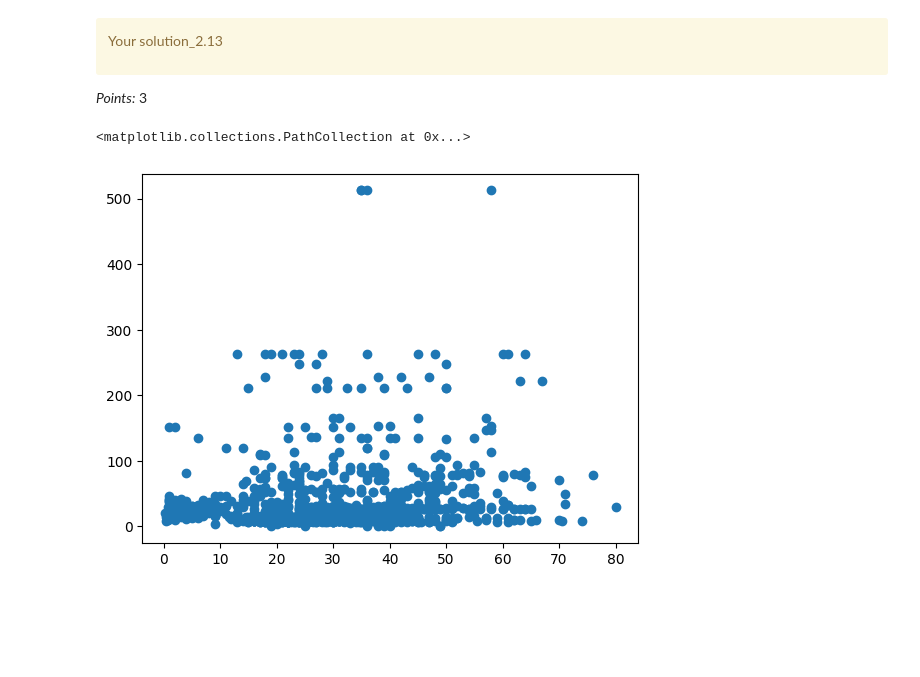
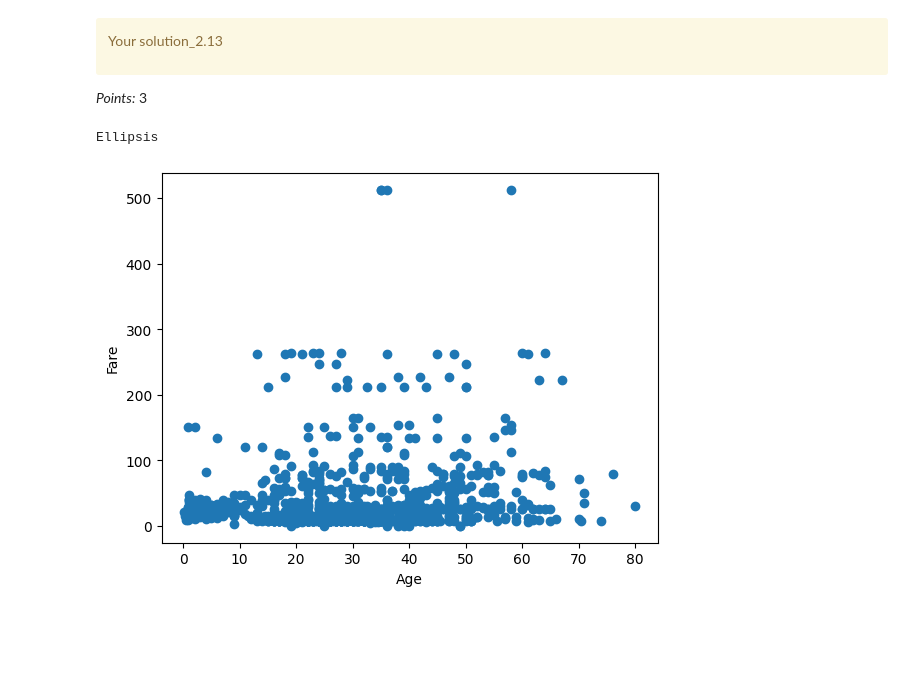
Before and after one commit to DoiBoi/cpsc330-hw1, a Jupyter notebook: hw1.ipynb, the cells around one changed output. Cells and saved outputs as stored; diff of their text form; code cells hidden in the pictures.

```diff
--- a/hw1.ipynb
+++ b/hw1.ipynb
@@ -493,10 +493,12 @@ Your solution_2.13
 _Points:_ 3
 # %%
 plt.scatter(titanic_df['age'], titanic_df['fare'])
+plt.xlabel("Age")
+plt.ylabel("Fare")
 ...
 # %% [output]
-<matplotlib.collections.PathCollection at 0x...>
+Ellipsis
-[figure, old version]
+[figure, new version]
 # %% [markdown]
 <!-- END QUESTION -->
 
```
Also changed, not shown: parts of 6 cells of this notebook.
